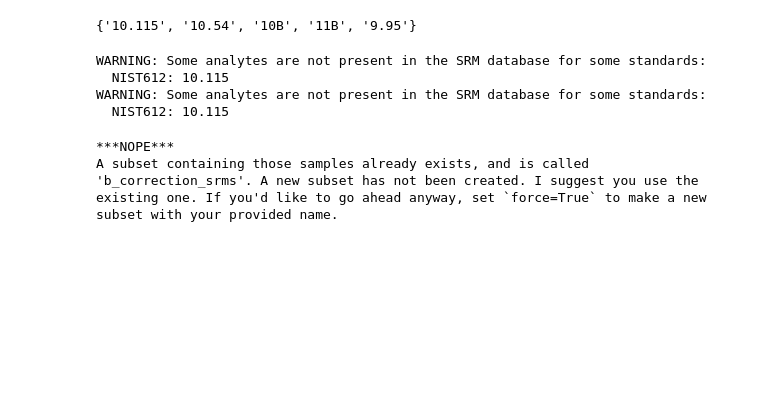
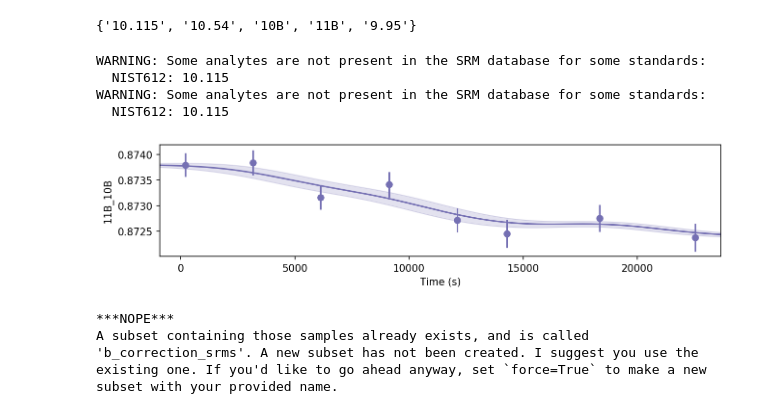
Before and after one commit to oscarbranson/latools, a Jupyter notebook: dev_boron.ipynb, the cells around one changed output. Drawn from its saved outputs; the diff is of its cells as text; code cells hidden in the pictures; blank space fills up the shorter version.

```diff
--- a/dev_boron.ipynb
+++ b/dev_boron.ipynb
@@ -105,6 +105,10 @@ WARNING: Some analytes are not present in the SRM database for some standards:
   NIST612: 10.115
 WARNING: Some analytes are not present in the SRM database for some standards:
   NIST612: 10.115
+# %%
+la.plot.drift.mass_bias(dat, analyte_ratios='11B_10B')
+# %% [output]
+[figure, added]
 # %%
 # calculate d11B (or 11/10 Ratio) multiplicative correction factor
 # apply offset multiplier to mass-bias corrected data
```
Also changed, not shown: parts of 16 cells of this notebook.
